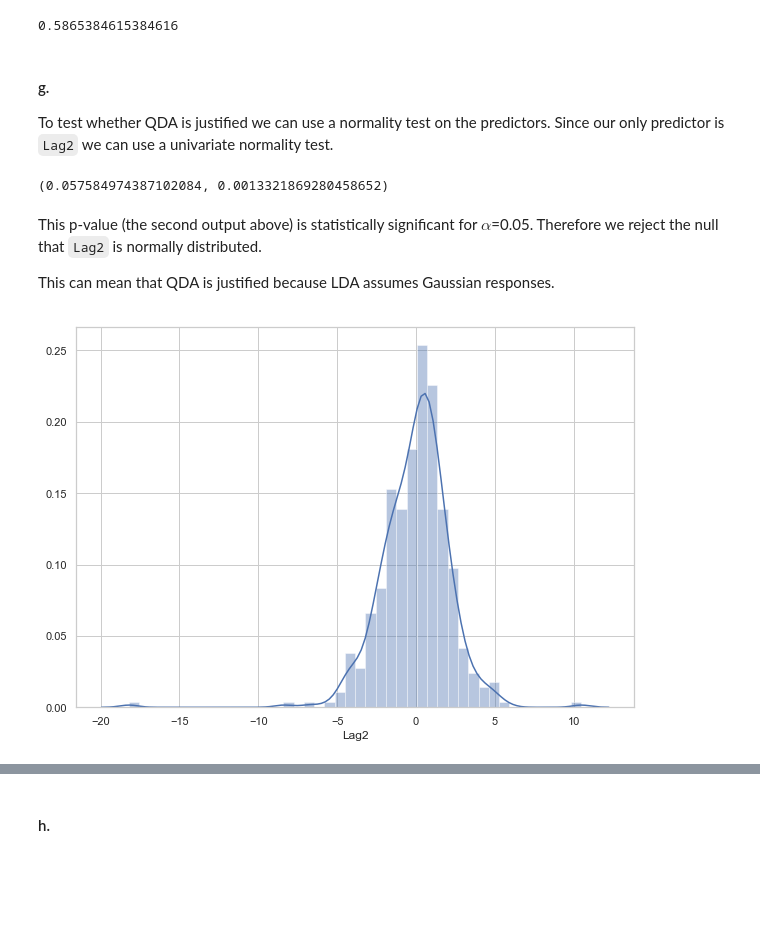
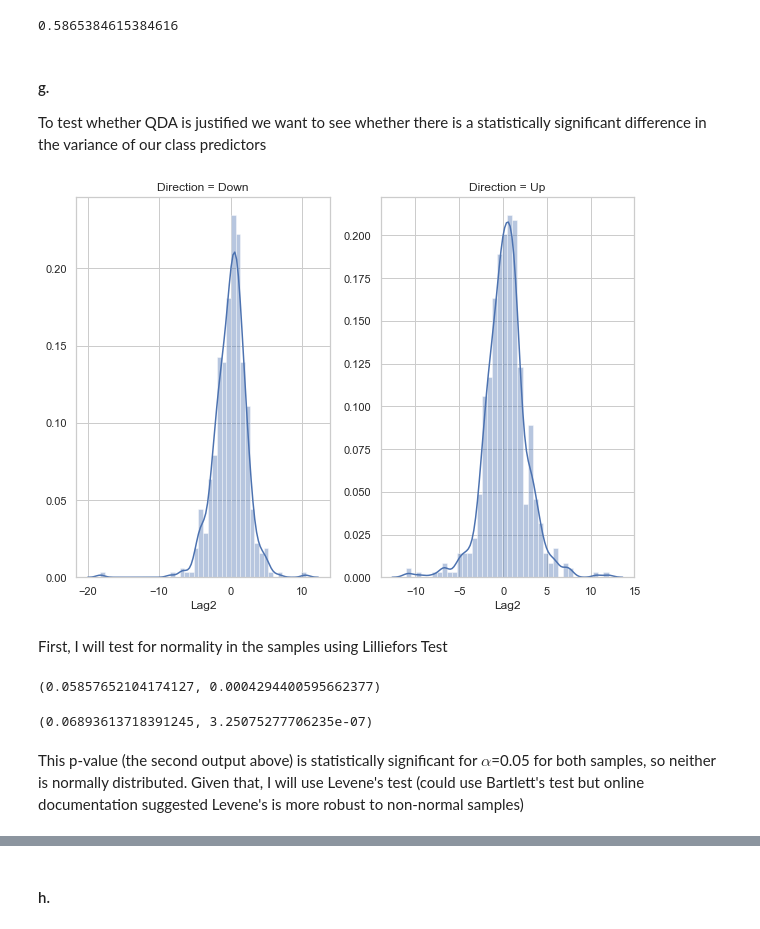
Before and after one commit to mileslucas/coms574, a Jupyter notebook: hw3.ipynb, the cells around one changed output, grey strips where cells are left out. Saved outputs shown, nothing was run; the diff lists cells and outputs as text; code cells hidden in the pictures; blank space fills up the shorter version.

```diff
--- a/hw3.ipynb
+++ b/hw3.ipynb
@@ -234,19 +243,30 @@ array([[ 0, 43],
 np.trace(cm_qda) / np.sum(cm_qda)
 # %% [output]
 0.5865384615384616
-# %% [markdown]
-#### g.
-
-To test whether QDA is justified we can use a normality test on the predictors. Since our only predictor is `Lag2` we can use a univariate normality test.
-# %%
-lilliefors(train[train['Direction'] == 'Down']['Lag2'])
-# %% [output]
-(0.057584974387102084, 0.0013321869280458652)
+# %% [markdown]
+#### g.
+
+To test whether QDA is justified we want to see whether there is a statistically significant difference in the variance of our class predictors
+# %%
+v1 = data[data.Direction == 'Down'].Lag2
+v2 = data[data.Direction == 'Up'].Lag2
+# %%
+fig, axes = plt.subplots(1, 2)
+sns.distplot(v1, ax=axes[0])
+sns.distplot(v2, ax=axes[1])
+axes[0].set_title('Direction = Down')
+axes[1].set_title('Direction = Up');
+# %% [output]
+[figure, added]
+# %% [markdown]
+First, I will test for normality in the samples using Lilliefors Test
+# %%
+lilliefors(v1)
+# %% [output]
+(0.05857652104174127, 0.0004294400595662377)
+# %%
+lilliefors(v2)
+# %% [output]
+(0.06893613718391245, 3.25075277706235e-07)
 # %% [markdown]
-This p-value (the second output above) is statistically significant for $\alpha$=0.05. Therefore we reject the null that `Lag2` is normally distributed.
-
-This can mean that QDA is justified because LDA assumes Gaussian responses.
+This p-value (the second output above) is statistically significant for $\alpha$=0.05 for both samples, so neither is normally distributed. Given that, I will use Levene's test (could use Bartlett's test but online documentation suggested Levene's is more robust to non-normal samples)
-# %%
-sns.distplot(train[train['Direction'] == 'Down']['Lag2']);
-# %% [output]
-[figure, removed]
```
Also changed, not shown: parts of 11 cells of this notebook, 1 other file.
